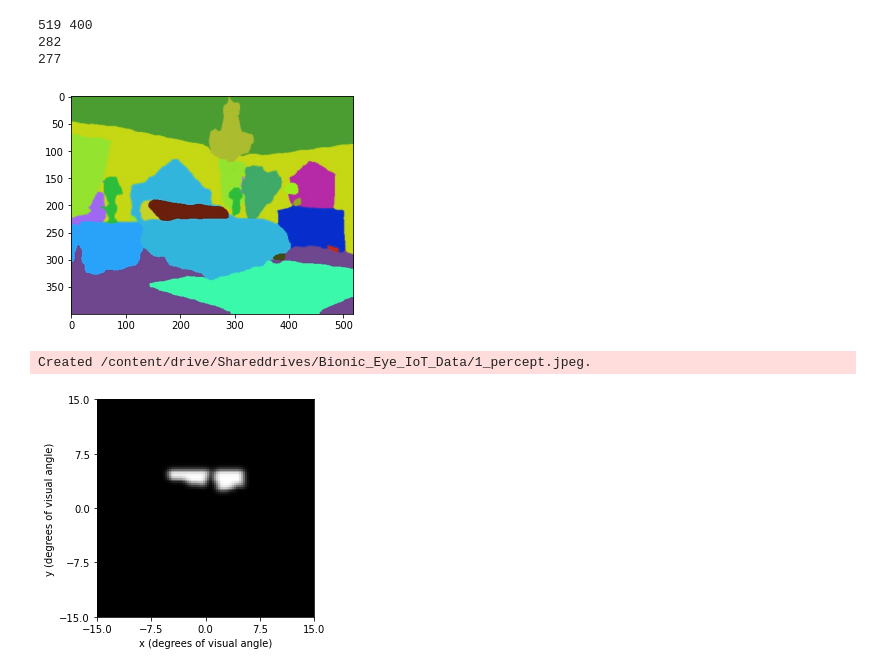
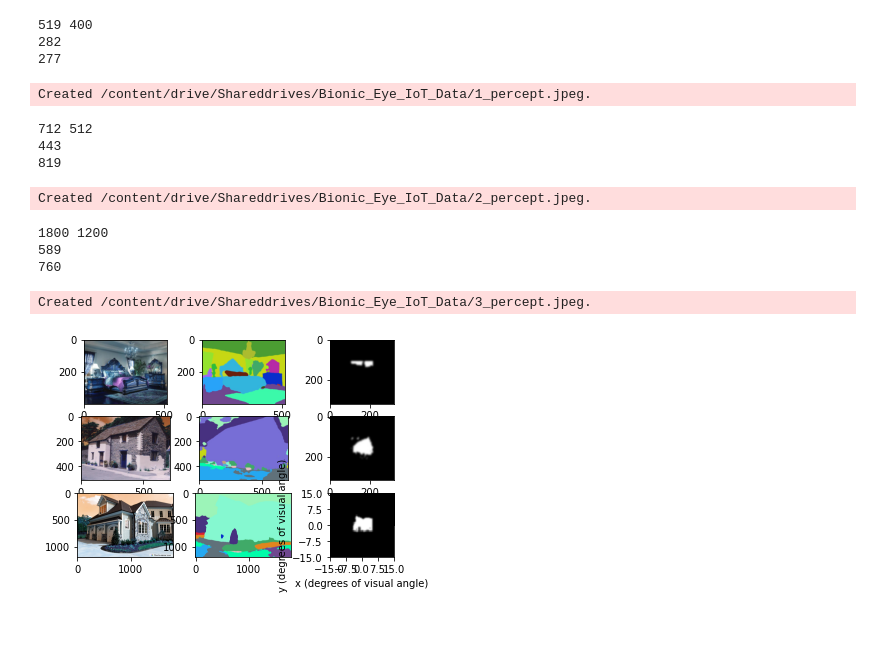
Before and after one commit to DennisZZH/IoT_Binoc_Eye, a Jupyter notebook: server.ipynb, the cells around one changed output. Cells and saved outputs as stored; diff of their text form; code cells hidden in the pictures; blank space fills up the shorter version.

```diff
--- a/server.ipynb
+++ b/server.ipynb
@@ -60,61 +61,7 @@ Requirement already satisfied: joblib>=0.11 in /usr/local/lib/python3.7/dist-pac
 # %%
-img = cv2.imread("/content/drive/Shareddrives/Bionic_Eye_IoT_Data/1_output.jpeg")
-# print(img.shape)
-plt.imshow(img)
-
-length = len(img[0])
-height = len(img)
-print(length,height)
-from collections import defaultdict
-
-# key = sumRGB, val = list of pixel tuples [(1,1),(2,2)]
-pixel_vals = defaultdict(list)
-
-for i in range(0,height,height//39):
-  for j in range(0,length,length//39):
-    key = sum(img[i][j])
-    val = (i//(height//39),j//(length//39))
-    pixel_vals[key].append(val)
-
-# print(pixel_vals)
-
-# check the color that most electrodes are mapped to
-color_idx = -1
-most_electrodes = 0
-for k,v in pixel_vals.items():
-  if len(v)>most_electrodes:
-    most_electrodes = len(v)
-    color_idx = k
-print(color_idx)
-print(len(pixel_vals[color_idx]))
-# enable the implant in mask_1
-
 def get_electrode_name(l):
   names = {0:'A',1:'B',2:'C',3:'D',4:'E',5:'F',6:'G',7:'H',8:'I',9:'J',10:'K',11:'L',12:'M',13:'N',14:'O',15:'P',16:'Q',17:'R',18:'S',19:'T',20:'U',21:'V',22:'W',23:'X',24:'Y',25:'Z',26:'AA',27:'AB',28:'AC',29:'AD',30:'AE',31:'AF',32:'AG',33:'AH',34:'AI',35:'AJ',36:'AK',37:'AL',38:'AM',39:'AN'}
   d = {}
   for e in l:
     d[names[e[0]]+str(e[1]+1)] = 1
   return d
-
-mask_1 = get_electrode_name(pixel_vals[color_idx])
-# %% [output]
-519 400
-282
-277
-[figure, removed]
-# %%
-implant = p2p.implants.AlphaAMS()
-implant.stim=mask_1
-implant.plot()
-
-# Set up the model and build it:
-model = p2p.models.ScoreboardModel()
-model.build()
-
-# Predict the percept and plot it:
-percept = model.predict_percept(implant)
-percept.plot()
-percept.save('/content/drive/Shareddrives/Bionic_Eye_IoT_Data/1_percept.jpeg')
-# %% [output]
-Created /content/drive/Shareddrives/Bionic_Eye_IoT_Data/1_percept.jpeg.
-[figure, removed]
@@ -120,0 +112,25 @@ Created /content/drive/Shareddrives/Bionic_Eye_IoT_Data/1_percept.jpeg.
+# %%
+num_imgs = 3
+f, axarr = plt.subplots(num_imgs, 3)
+
+for idx in range (1, num_imgs + 1):
+  generate_segmentation(idx)
+  generate_percept(idx)
+
+  axarr[idx - 1, 0].imshow(cv2.imread('/content/drive/Shareddrives/Bionic_Eye_IoT_Data/' + str(idx) + '_input.jpeg'))
+  axarr[idx - 1, 1].imshow(cv2.imread('/content/drive/Shareddrives/Bionic_Eye_IoT_Data/' + str(idx) + '_output.jpeg'))
+  axarr[idx - 1, 2].imshow(cv2.imread('/content/drive/Shareddrives/Bionic_Eye_IoT_Data/' + str(idx) + '_percept.jpeg'))
+# %% [output]
+519 400
+282
+277
+Created /content/drive/Shareddrives/Bionic_Eye_IoT_Data/1_percept.jpeg.
+712 512
+443
+819
+Created /content/drive/Shareddrives/Bionic_Eye_IoT_Data/2_percept.jpeg.
+1800 1200
+589
+760
+Created /content/drive/Shareddrives/Bionic_Eye_IoT_Data/3_percept.jpeg.
+[figure, added]
```
Also changed, not shown: parts of 6 cells of this notebook.
